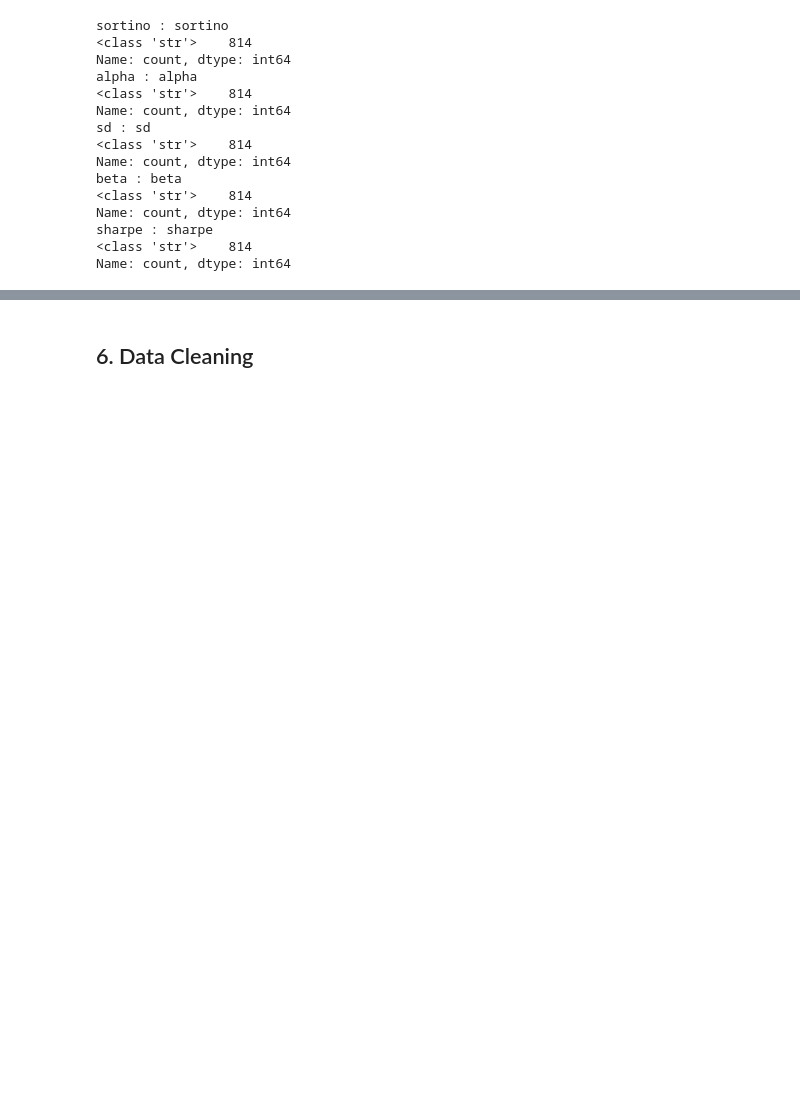
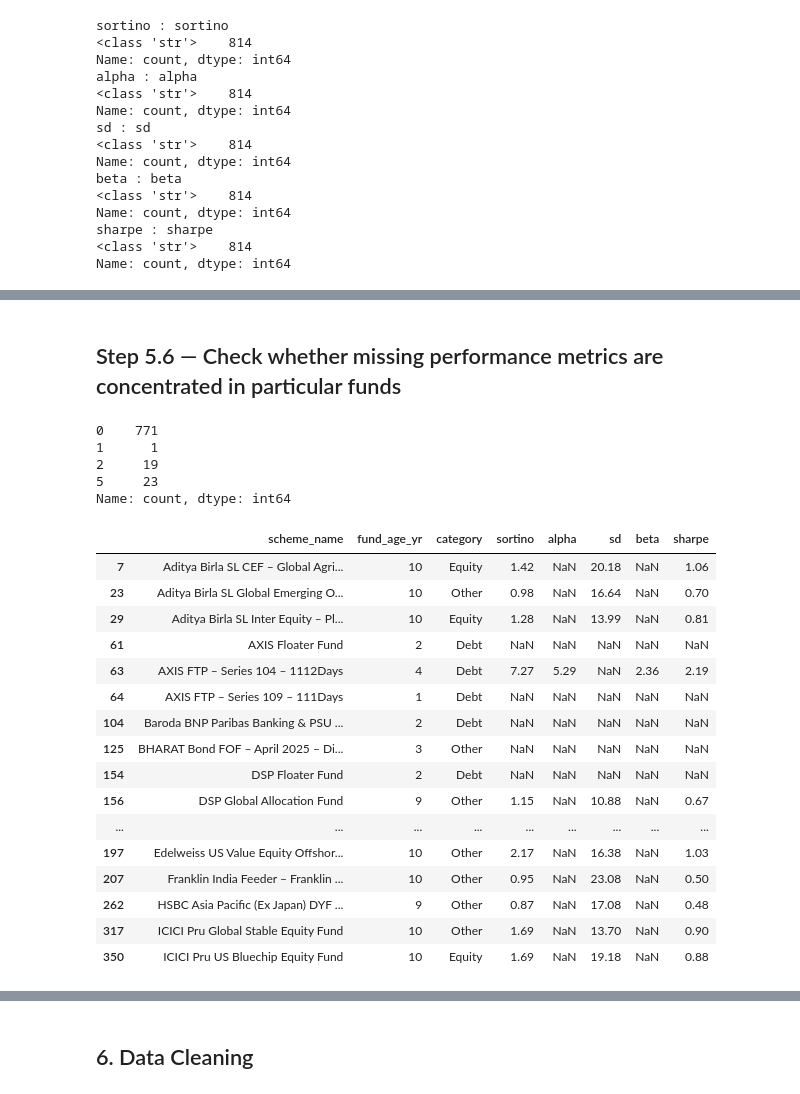
Before and after one commit to shakti-mankar/Data_Analyst_internship_projects, a Jupyter notebook: First_Project/Stage_1_Data_cleaning/Mutual_Fund_Analysis.ipynb, the cells around one changed output, grey strips where cells are left out. Drawn from its saved outputs; the diff is of its cells as text; code cells hidden in the pictures; blank space fills up the shorter version.

```diff
--- a/First_Project/Stage_1_Data_cleaning/Mutual_Fund_Analysis.ipynb
+++ b/First_Project/Stage_1_Data_cleaning/Mutual_Fund_Analysis.ipynb
@@ -311,3 +311,12 @@ Name: count, dtype: int64
 sharpe : sharpe
 <class 'str'>    814
 Name: count, dtype: int64
+# %%
+# Checking for non-numeric values
+
+performance_cols = ['sortino', 'alpha', 'sd', 'beta', 'sharpe']
+
+for col in performance_cols:
+    numeric_values =  pd.to_numeric(df[col], errors='coerce')
+
+    print(col , "-> Non_numerice values:" , numeric_values.isna().sum())
@@ -313,0 +329,10 @@ Name: count, dtype: int64
+# %%
+# Identify the actual non-numeric values
+
+for col in performance_cols:
+    numeric_values = pd.to_numeric(df[col], errors='coerce')
+
+    non_numeric = df.loc[numeric_values.isna(), col].unique()
+
+    print(f"\n{col}")
+    print(non_numeric)
@@ -313,0 +354,7 @@ Name: count, dtype: int64
+# %%
+# Replace '-' with NaN and convert performance metrics to numeric
+
+for col in performance_cols:
+    df[col] = df[col].replace('-' , np.nan)
+
+    df[col] = pd.to_numeric(df[col], errors='coerce')
@@ -313,0 +448,34 @@ Name: count, dtype: int64
+# %% [markdown]
+## Step 5.6 — Check whether missing performance metrics are concentrated in particular funds
+# %%
+
+df[performance_cols].isnull().sum(axis=1).value_counts().sort_index()
+# %% [output]
+0    771
+1      1
+2     19
+5     23
+Name: count, dtype: int64
+# %%
+
+df[df[performance_cols].isnull().any(axis=1)][
+    ['scheme_name', 'fund_age_yr', 'category'] + performance_cols
+].head(20)
+# %% [output]
+|  | scheme_name | fund_age_yr | category | sortino | alpha | sd | beta | sharpe |
+| 7 | Aditya Birla SL CEF – Global Agri... | 10 | Equity | 1.42 | NaN | 20.18 | NaN | 1.06 |
+| 23 | Aditya Birla SL Global Emerging O... | 10 | Other | 0.98 | NaN | 16.64 | NaN | 0.70 |
+| 29 | Aditya Birla SL Inter Equity – Pl... | 10 | Equity | 1.28 | NaN | 13.99 | NaN | 0.81 |
+| 61 | AXIS Floater Fund | 2 | Debt | NaN | NaN | NaN | NaN | NaN |
+| 63 | AXIS FTP – Series 104 – 1112Days | 4 | Debt | 7.27 | 5.29 | NaN | 2.36 | 2.19 |
+| 64 | AXIS FTP – Series 109 – 111Days | 1 | Debt | NaN | NaN | NaN | NaN | NaN |
+| 104 | Baroda BNP Paribas Banking & PSU ... | 2 | Debt | NaN | NaN | NaN | NaN | NaN |
+| 125 | BHARAT Bond FOF – April 2025 – Di... | 3 | Other | NaN | NaN | NaN | NaN | NaN |
+| 154 | DSP Floater Fund | 2 | Debt | NaN | NaN | NaN | NaN | NaN |
+| 156 | DSP Global Allocation Fund | 9 | Other | 1.15 | NaN | 10.88 | NaN | 0.67 |
+| ... | ... | ... | ... | ... | ... | ... | ... | ... |
+| 197 | Edelweiss US Value Equity Offshor... | 10 | Other | 2.17 | NaN | 16.38 | NaN | 1.03 |
+| 207 | Franklin India Feeder – Franklin ... | 10 | Other | 0.95 | NaN | 23.08 | NaN | 0.50 |
+| 262 | HSBC Asia Pacific (Ex Japan) DYF ... | 9 | Other | 0.87 | NaN | 17.08 | NaN | 0.48 |
+| 317 | ICICI Pru Global Stable Equity Fund | 10 | Other | 1.69 | NaN | 13.70 | NaN | 0.90 |
+| 350 | ICICI Pru US Bluechip Equity Fund | 10 | Equity | 1.69 | NaN | 19.18 | NaN | 0.88 |
```
Also changed, not shown: parts of 23 cells of this notebook.
